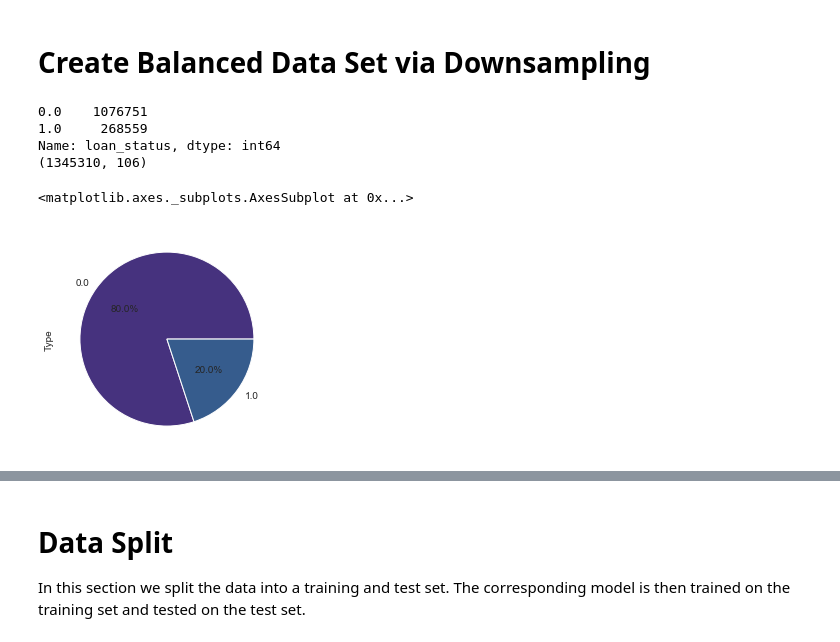
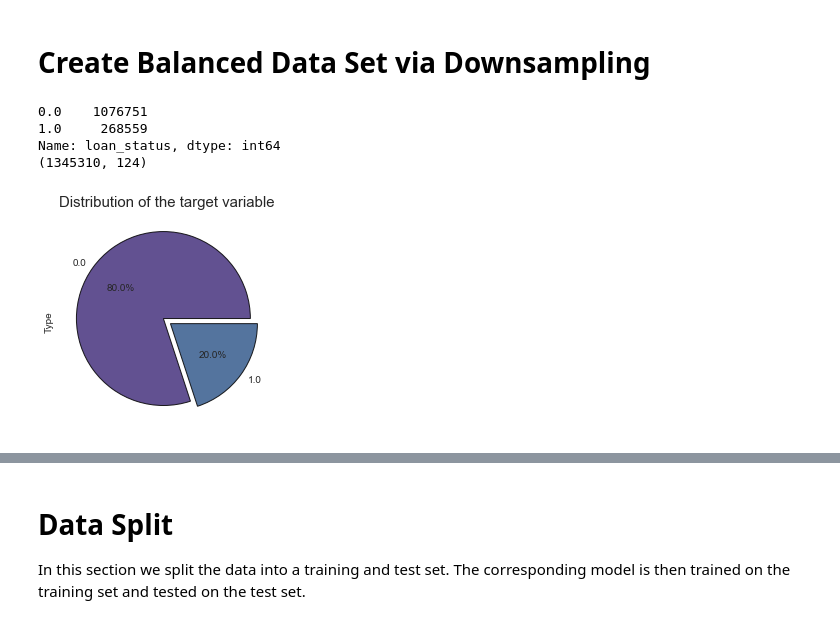
Before and after one commit to negralessio/advanced-ml-final-project, a Jupyter notebook: notebooks/predictions.ipynb, the cells around one changed output, grey strips where cells are left out. Saved outputs shown, nothing was run; the diff lists cells and outputs as text; code cells hidden in the pictures.

Commit message:
Improved pie charts to show distributions

```diff
--- a/notebooks/predictions.ipynb
+++ b/notebooks/predictions.ipynb
@@ -15,8 +15,8 @@ from sklearn.preprocessing import StandardScaler
 from sklearn.svm import SVC
 from sklearn.pipeline import Pipeline
 from tqdm import tqdm
-from matplotlib.colors import ListedColormap
-sns.set_palette('viridis')
+#from matplotlib.colors import ListedColormap
+#sns.set_palette('viridis')
 pd.options.mode.chained_assignment = None  # Supress warning, default='warn'
 # %% [markdown]
 # Read Data
@@ -75,13 +79,18 @@ df_ohe = df_ohe.astype(float)
 # %%
 print(df_binary.loan_status.value_counts())
 print(df_binary.shape)
-df_binary.groupby('loan_status').size().plot(kind='pie', y = "loan_status", label = "Type", autopct='%1.1f%%')
+
+plt.title("Distribution of the target variable", size=15)
+df_binary.groupby('loan_status').size().plot(kind='pie', y = "loan_status",
+                                             label = "Type", autopct='%1.1f%%',
+                                             wedgeprops = {"edgecolor": "black", "alpha": 0.85},
+                                             explode = [0.05, 0.05])
+plt.show()
 # %% [output]
 0.0    1076751
 1.0     268559
 Name: loan_status, dtype: int64
-(1345310, 106)
+(1345310, 124)
-<matplotlib.axes._subplots.AxesSubplot at 0x...>
-[figure, old version]
+[figure, new version]
 # %%
 # Take only fraction of the data
```
Also changed, not shown: parts of 5 cells of this notebook.
